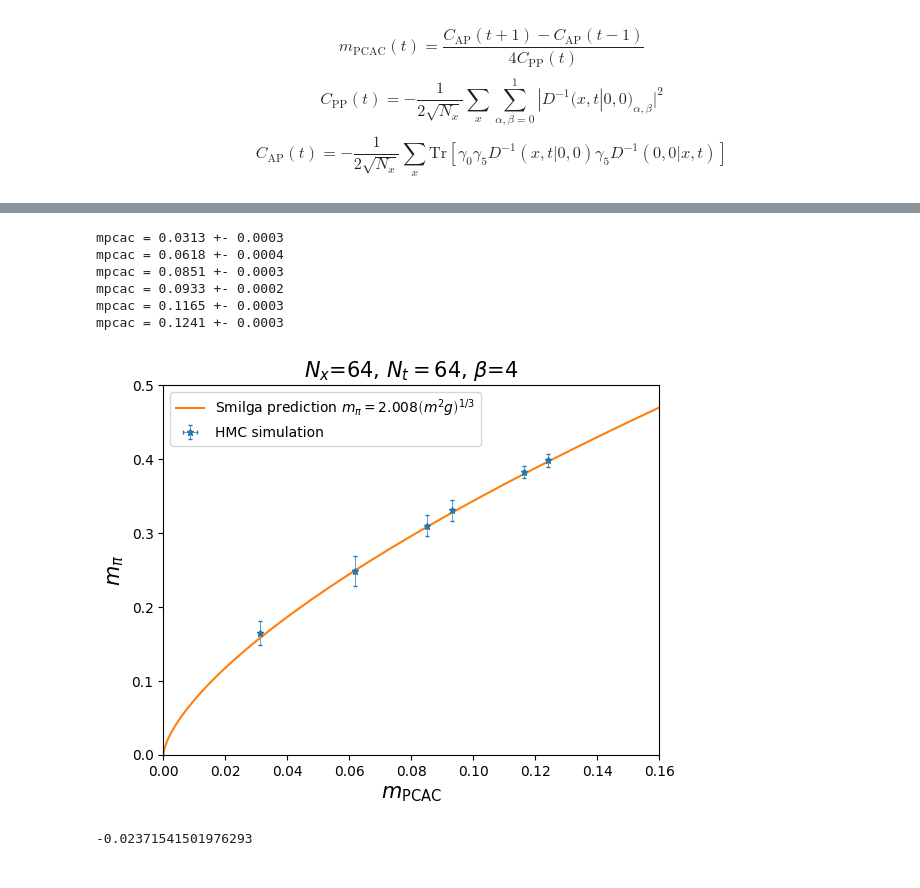
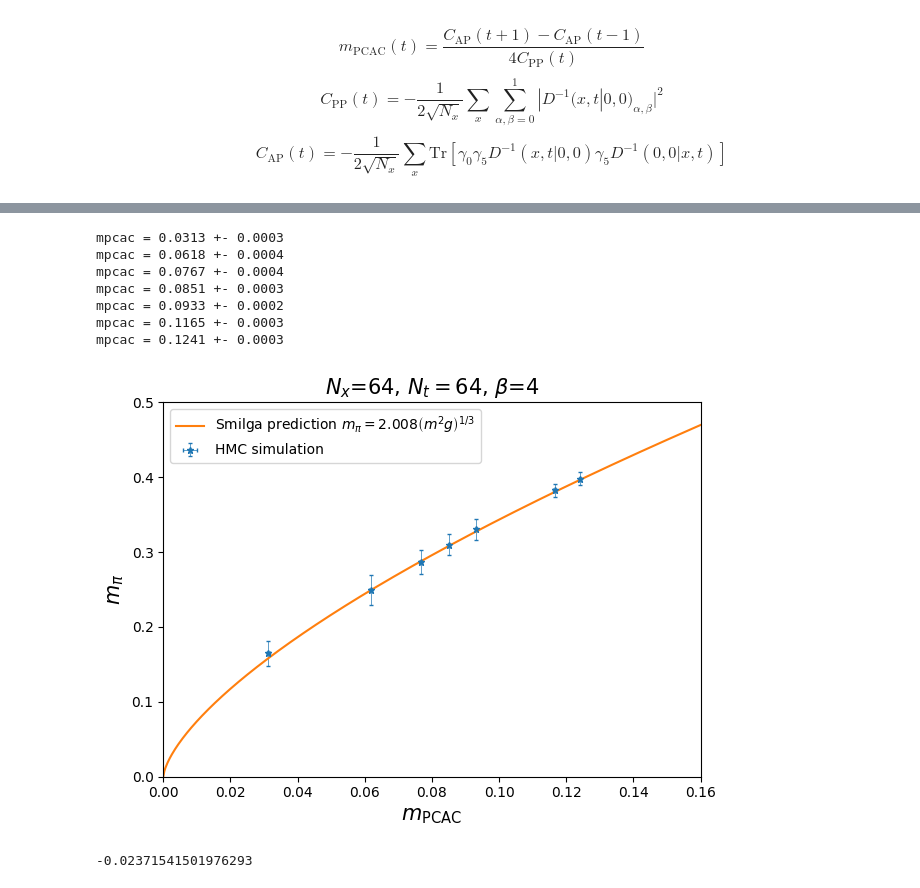
Before and after one commit to Fabian2598/SchwingerModel, a Jupyter notebook: mass_analysis/mass_analysis.ipynb, the cells around one changed output, grey strips where cells are left out. Drawn from its saved outputs; the diff is of its cells as text; code cells hidden in the pictures.

```diff
--- a/mass_analysis/mass_analysis.ipynb
+++ b/mass_analysis/mass_analysis.ipynb
@@ -33,7 +34,7 @@ m0 = 0.02429, kappa = 0.247, mpi = 0.3981 +- 0.0086
 #Plot PCAC mass
 beta, Nx, Nt = 4, 64, 64
 obs = "pcac"
-masses = [kappa2mass(0.259),kappa2mass(0.255),kappa2mass(0.252),kappa2mass(0.251),kappa2mass(0.248),kappa2mass(0.247)]
+masses = [kappa2mass(0.259),kappa2mass(0.255),kappa2mass(0.253),kappa2mass(0.252),kappa2mass(0.251),kappa2mass(0.248),kappa2mass(0.247)]
 #masses = [kappa2mass(0.255)]
 mean_ranges = [10,25]
 correlator_dir = "../build/confs_temp/b{0}_{1}x{2}/correlators/".format(beta,Nx,Nt)
@@ -43,13 +44,14 @@ plot_correlators(correlator_dir,obs,masses,beta,Nx,Nt,save=False)
 # %%
-mpi_vs_mpcac(correlator_dir,masses,beta,Nx,Nt,mean_ranges)
+mpi_vs_mpcac(correlator_dir,masses,beta,Nx,Nt,mean_ranges,save=False)
 # %% [output]
 mpcac = 0.0313 +- 0.0003
 mpcac = 0.0618 +- 0.0004
+mpcac = 0.0767 +- 0.0004
 mpcac = 0.0851 +- 0.0003
 mpcac = 0.0933 +- 0.0002
 mpcac = 0.1165 +- 0.0003
 mpcac = 0.1241 +- 0.0003
-[figure, old version]
+[figure, new version]
 # %%
 kappa2mass(0.253)
 # %% [output]
```
Also changed, not shown: parts of 2 cells of this notebook, 2 other files.
